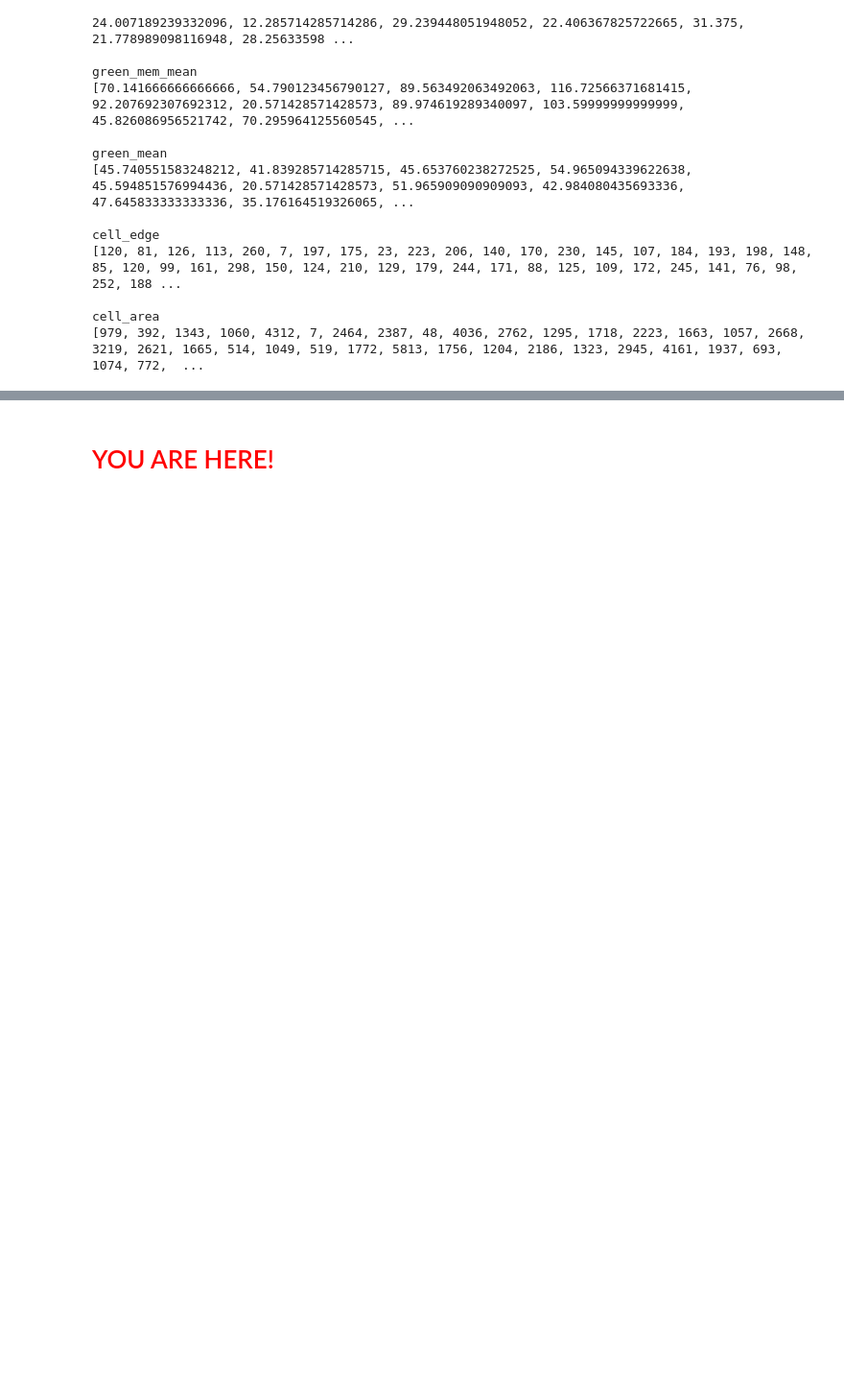
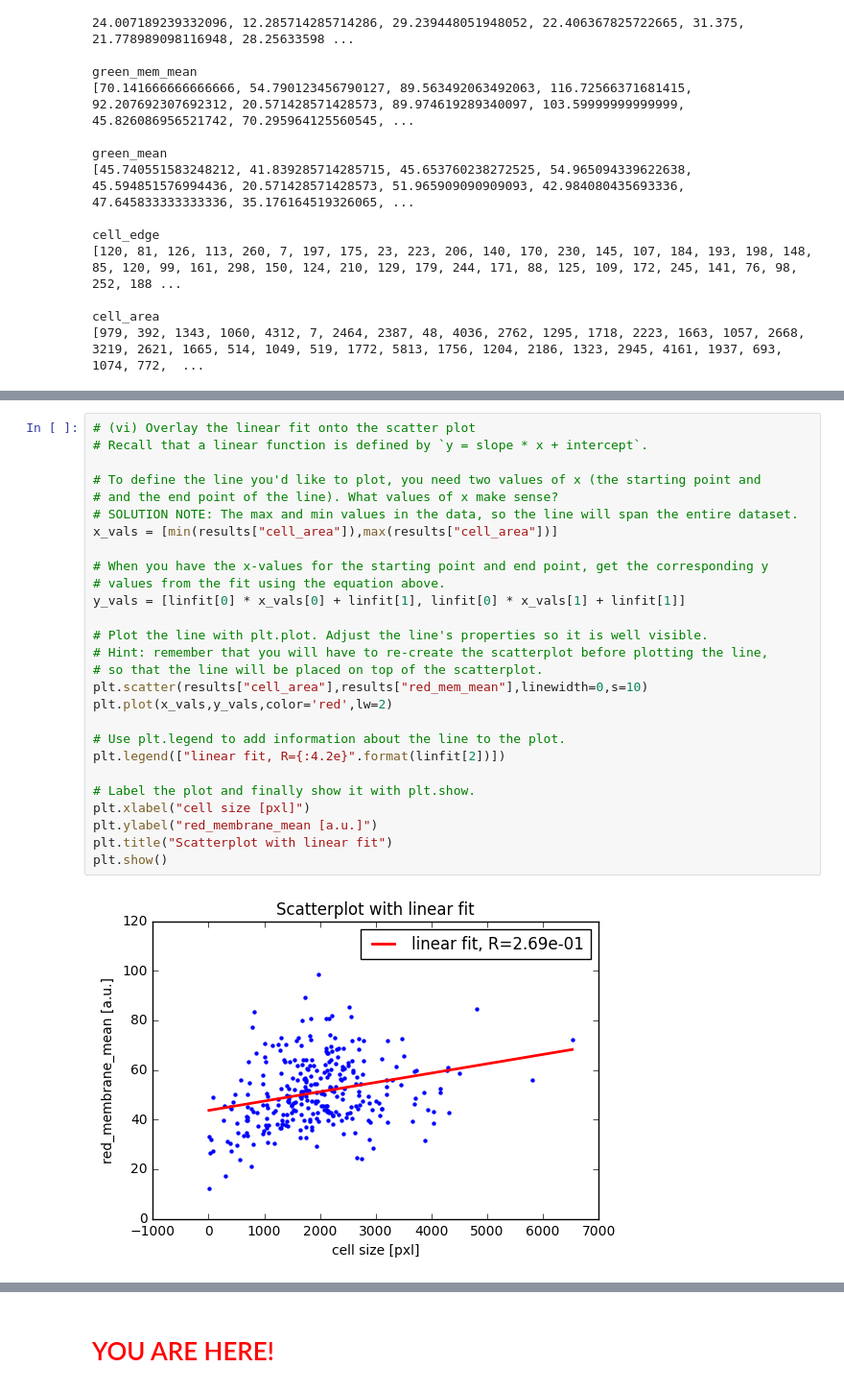
Before and after one commit to tobyhodges/python-workshop-image-processing, a Jupyter notebook: main_tutorial/tutorial_pipeline_solutions.ipynb, the cells around one changed output, grey strips where cells are left out. Shown at 96% size. Cells and saved outputs as stored; diff of their text form; blank space fills up the shorter version.

```diff
--- a/main_tutorial/tutorial_pipeline_solutions.ipynb
+++ b/main_tutorial/tutorial_pipeline_solutions.ipynb
@@ -638,0 +809,29 @@ cell_area
+# %%
+# (vi) Overlay the linear fit onto the scatter plot
+# Recall that a linear function is defined by `y = slope * x + intercept`.
+
+# To define the line you'd like to plot, you need two values of x (the starting point and
+# and the end point of the line). What values of x make sense?
+# SOLUTION NOTE: The max and min values in the data, so the line will span the entire dataset.
+x_vals = [min(results["cell_area"]),max(results["cell_area"])]
+
+# When you have the x-values for the starting point and end point, get the corresponding y
+# values from the fit using the equation above.
+y_vals = [linfit[0] * x_vals[0] + linfit[1], linfit[0] * x_vals[1] + linfit[1]]
+
+# Plot the line with plt.plot. Adjust the line's properties so it is well visible.
+# Hint: remember that you will have to re-create the scatterplot before plotting the line,
+# so that the line will be placed on top of the scatterplot.
+plt.scatter(results["cell_area"],results["red_mem_mean"],linewidth=0,s=10)
+plt.plot(x_vals,y_vals,color='red',lw=2)
+
+# Use plt.legend to add information about the line to the plot.
+plt.legend(["linear fit, R={:4.2e}".format(linfit[2])])
+
+# Label the plot and finally show it with plt.show.
+plt.xlabel("cell size [pxl]")
+plt.ylabel("red_membrane_mean [a.u.]")
+plt.title("Scatterplot with linear fit")
+plt.show()
+# %% [output]
+[figure, added]
```
Also changed, not shown: parts of 13 cells of this notebook, 1 other file.
